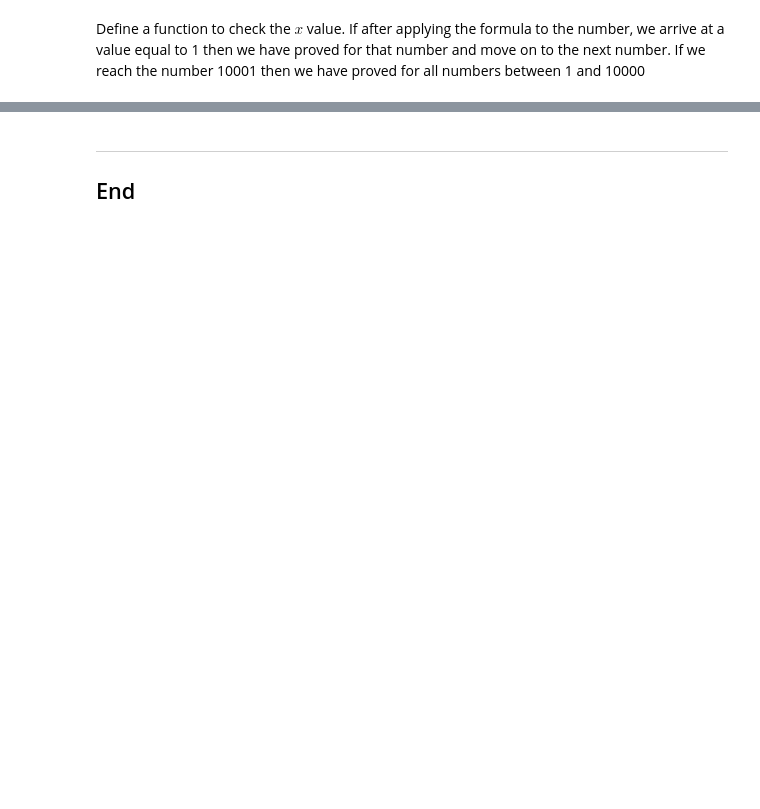
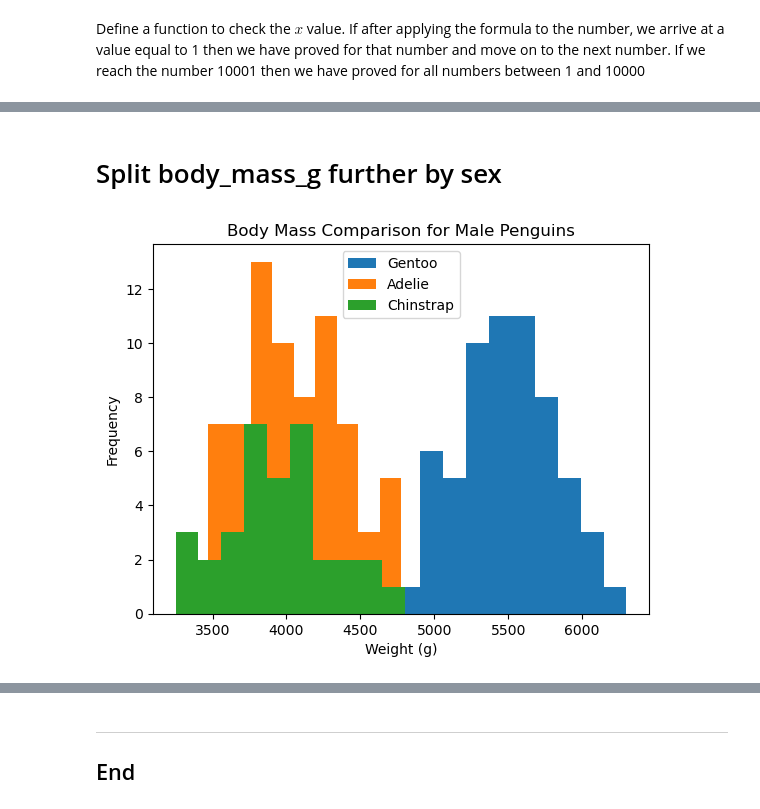
Before and after one commit to PeeBs68/mywork, a Jupyter notebook: tasks.ipynb, the cells around one changed output, grey strips where cells are left out. Cells and saved outputs as stored; diff of their text form; code cells hidden in the pictures; blank space fills up the shorter version.

```diff
--- a/tasks.ipynb
+++ b/tasks.ipynb
@@ -57,0 +339,24 @@ indicating the conjecture is true for the first 10000 positive integers
+# %% [markdown]
+# Split body_mass_g further by sex
+# %%
+# Split out by species - Male
+gentoo_l_male=gentoo_l.loc[gentoo_l["sex"]=="Male"]
+chinstrap_l_male=chinstrap_l.loc[chinstrap_l["sex"]=="Male"]
+adelie_l_male=adelie_l.loc[adelie_l["sex"]=="Male"]
+
+# Sort the data
+gentoo_l_male.sort_values("body_mass_g")
+chinstrap_l_male.sort_values("body_mass_g")
+adelie_l_male.sort_values("body_mass_g")
+
+# Add title and labels
+plt.title("Body Mass Comparison for Male Penguins")
+plt.xlabel("Weight (g)")
+plt.ylabel("Frequency")
+# create the plots
+plt.hist(gentoo_l_male["body_mass_g"],label='Gentoo')
+plt.hist(adelie_l_male["body_mass_g"],label='Adelie')
+plt.hist(chinstrap_l_male["body_mass_g"],label='Chinstrap')
+plt.legend();
+# %% [output]
+[figure, added]
```
Also changed, not shown: parts of 87 cells of this notebook.
